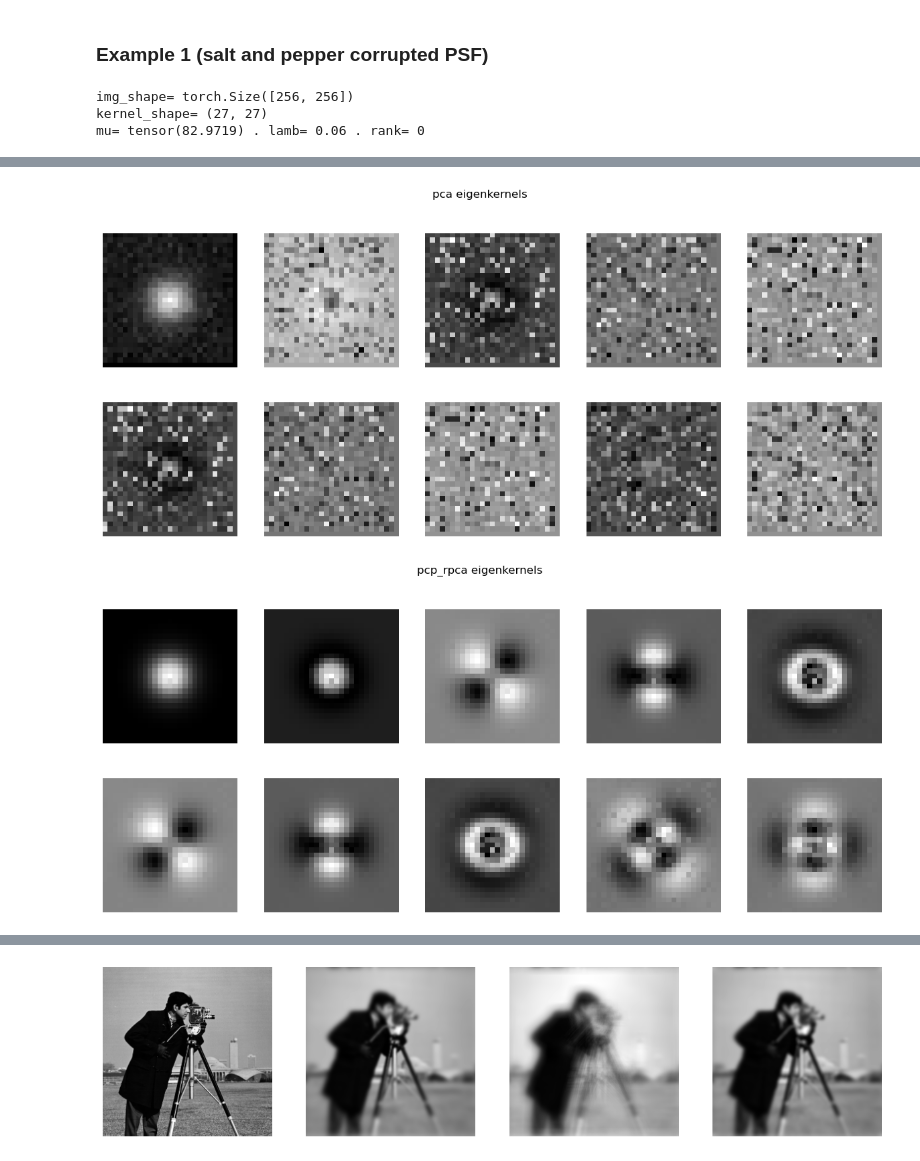
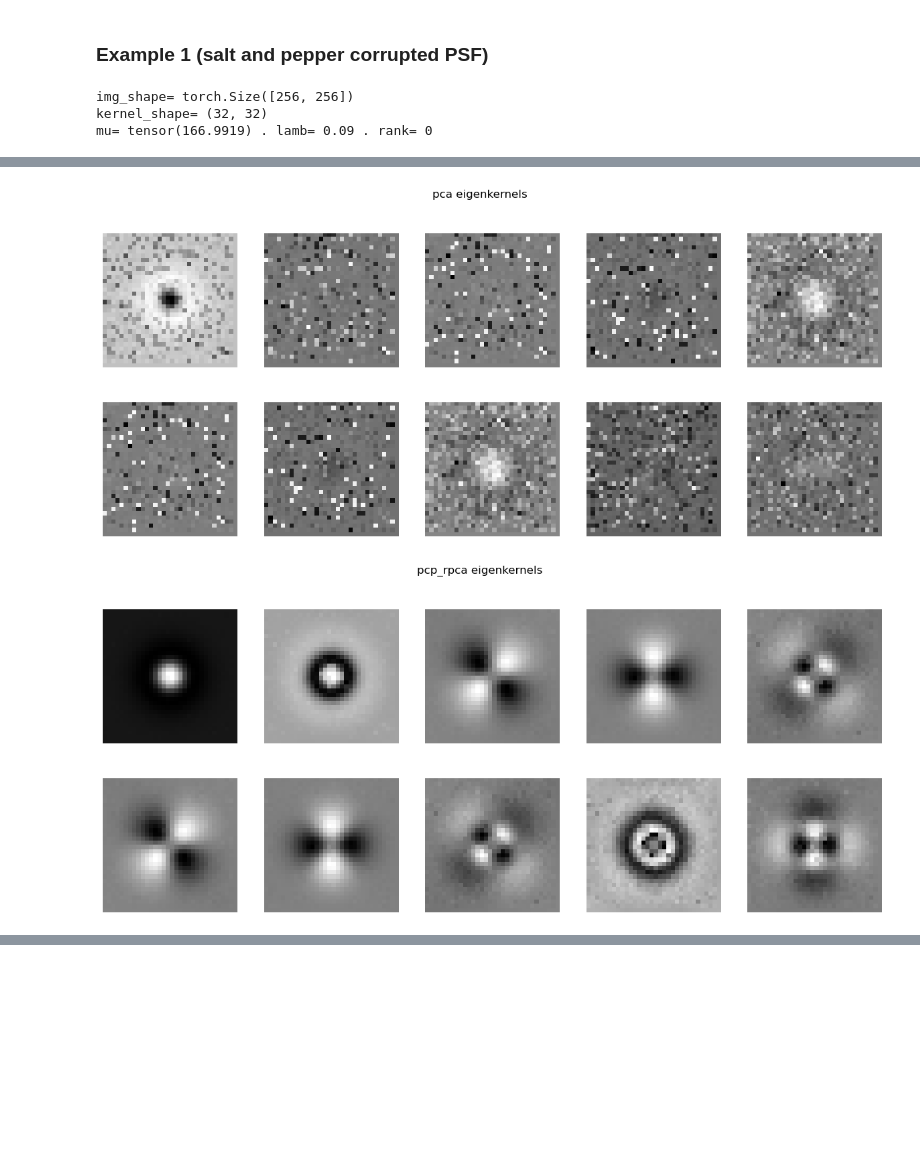
Before and after one commit to mlbj/blurtool, a Jupyter notebook: exp/sbrt2023/sbrt2023.ipynb, the cells around one changed output, grey strips where cells are left out. Drawn from its saved outputs; the diff is of its cells as text; code cells hidden in the pictures; blank space fills up the shorter version.

```diff
--- a/exp/sbrt2023/sbrt2023.ipynb
+++ b/exp/sbrt2023/sbrt2023.ipynb
@@ -139,7 +146,10 @@ resize = torchvision.transforms.Resize(size=(256))
 
 # open test image
 test_image=Image.open('../../data/cameraman.tif').convert('L')
-test_image=torchvision.transforms.ToTensor()(test_image).squeeze()
+# test_image=Image.open('../../data/ccia/47.gif').convert('L')
+test_image=torchvision.transforms.ToTensor()(test_image).squeeze().double()
+
+# resize and normalize
 test_image=resize(test_image.unsqueeze(0)).squeeze()
 test_image=blurtool.normalize_minmax(test_image)
 img_shape=test_image.shape
@@ -147,7 +157,7 @@ print('img_shape=',img_shape)
 
 
 # define lattice
-kernel_shape=(27,27)
+kernel_shape=(32,32)
 lattice_pars={'ax':0.07,'ay':0.07,'bx':0.4,'by':0.3,'gamma_x':1,'gamma_y':1}
 lat=blurtool.RotGaussian(img_shape,kernel_shape,lattice_pars)
 print('kernel_shape=',kernel_shape)
@@ -156,14 +166,27 @@ print('kernel_shape=',kernel_shape)
 sampled_shape=(8,8)
 sampled_lat=lat.sample(sampled_shape)
 
+# # find out the greatest salt and lowest pepper values
+# salt_val=-10000
+# pepper_val=10000
+# for key in sampled_lat.kernels:
+#     if torch.max(sampled_lat.kernels[key].psf_data)>salt_val:
+#         salt_val=torch.max(sampled_lat.kernels[key].psf_data)
+#     if torch.min(sampled_lat.kernels[key].psf_data)<pepper_val:
+#         pepper_val=torch.min(sampled_lat.kernels[key].psf_data)
+
+# use individual salt and pepper values
+salt_val=None
+pepper_val=None
+
 # corrupt sampled kernels with salt and pepper noise
 for key in sampled_lat.kernels:
-    sampled_lat.kernels[key].psf_data=blurtool.spnoise(sampled_lat.kernels[key].psf_data,amount=0.2) # 0.1
+    sampled_lat.kernels[key].psf_data=blurtool.spnoise(sampled_lat.kernels[key].psf_data,amount=0.1,salt_val=salt_val,pepper_val=pepper_val) # 0.2 # 0.1
 
 # decompose sampled lattice
-r=10
+r=20
 pars_pca={'r':r}
-pars_rpca={'lamb':0.06,'r':r,'tol':1e-20,'max_iter':500,'debug':False} # lamb=0.16
+pars_rpca={'lamb':0.09,'r':r,'tol':1e-20,'max_iter':500,'debug':False} # 0.1 - 27x27 or 32x32
 # pars_rpca={'r':r,'debug':False}
 pca_lat=blurtool.DecomposeLattice(sampled_lat,img_shape,mode='pca',decompose_pars=pars_pca)
 rpca_lat=blurtool.DecomposeLattice(sampled_lat,img_shape,mode='pcp_rpca',decompose_pars=pars_rpca)
@@ -186,7 +209,7 @@ fig.suptitle('pca eigenkernels')
 for i in range(n_rows):
     for j in range(n_columns):
         ax[i,j].axis('off')
-        ax[i,j].imshow(pca_lat.eigenkernels[int(i*n_rows+j)](),cmap='gray')
+        ax[i,j].imshow(pca_lat.eigenkernels[int(1+i*n_rows+j)](),cmap='gray')
 plt.show()
 
 # plot pcp_rpca kernels
@@ -197,7 +220,7 @@ fig.suptitle('pcp_rpca eigenkernels')
 for i in range(n_rows):
     for j in range(n_columns):
         ax[i,j].axis('off')
-        ax[i,j].imshow(rpca_lat.eigenkernels[int(i*n_rows+j)](),cmap='gray')
+        ax[i,j].imshow(rpca_lat.eigenkernels[int(1+i*n_rows+j)](),cmap='gray')
 plt.show()
 
 # plot reconsctructed pca noninterpolated kernels
@@ -217,40 +240,7 @@ for i in range(sampled_shape[0]):
         ax[i,j].axis('off')
         ax[i,j].imshow(rpca_lat.noninterpolated_kernel([i,j])(),cmap='gray')
 plt.show()
-
-## blur a test image
-
-# define blurs and apply
-blur=blurtool.NonstationaryBlur(lat)
-pca_blur=blurtool.NonstationaryBlur(pca_lat)
-rpca_blur=blurtool.NonstationaryBlur(rpca_lat)
-
-blurred_test_image=blur.forward(test_image,n_pool=1,debug=True)
-pca_blurred_test_image=pca_blur.forward(test_image,debug=False)
-rpca_blurred_test_image=rpca_blur.forward(test_image,debug=False)
-
-fig,ax=plt.subplots(1,4,figsize=(15,15))
-
-ax[0].axis('off')
-ax[0].imshow(test_image,cmap='gray')
-ax[1].axis('off')
-ax[1].imshow(blurred_test_image,cmap='gray')
-ax[2].axis('off')
-ax[2].imshow(pca_blurred_test_image,cmap='gray')
-ax[3].axis('off')
-ax[3].imshow(rpca_blurred_test_image,cmap='gray')
-
-# print forward timers
-print('blur.forward_timer=',blur.forward_timer)
-print('pca_blur.forward_timer=',pca_blur.forward_timer)
-print('rpca_blur.forward_timer=',rpca_blur.forward_timer)
-
-# print psnr
-print('PSNR(blurred,pca_blurred)=',blurtool.psnr(blurred_test_image,pca_blurred_test_image))
-print('PSNR(blurred,rpca_blurred)=',blurtool.psnr(blurred_test_image,rpca_blurred_test_image))
-print('SSIM(blurred,pca_blurred)=',blurtool.ssim(blurred_test_image,pca_blurred_test_image))
-print('SSIM(blurred,rpca_blurred)=',blurtool.ssim(blurred_test_image,rpca_blurred_test_image))
 # %% [output]
 img_shape= torch.Size([256, 256])
-kernel_shape= (27, 27)
-mu= tensor(82.9719) . lamb= 0.06 . rank= 0
+kernel_shape= (32, 32)
+mu= tensor(166.9919) . lamb= 0.09 . rank= 0
@@ -258,2 +248,2 @@ mu= tensor(82.9719) . lamb= 0.06 . rank= 0
-[figure, old version]
+[figure, new version]
-[figure, old version]
+[figure, new version]
@@ -279 +251,0 @@ SSIM(blurred,rpca_blurred)= tensor(0.9950, dtype=torch.float64)
-[figure, removed]
```
Also changed, not shown: parts of 20 cells of this notebook, 14 other files.
